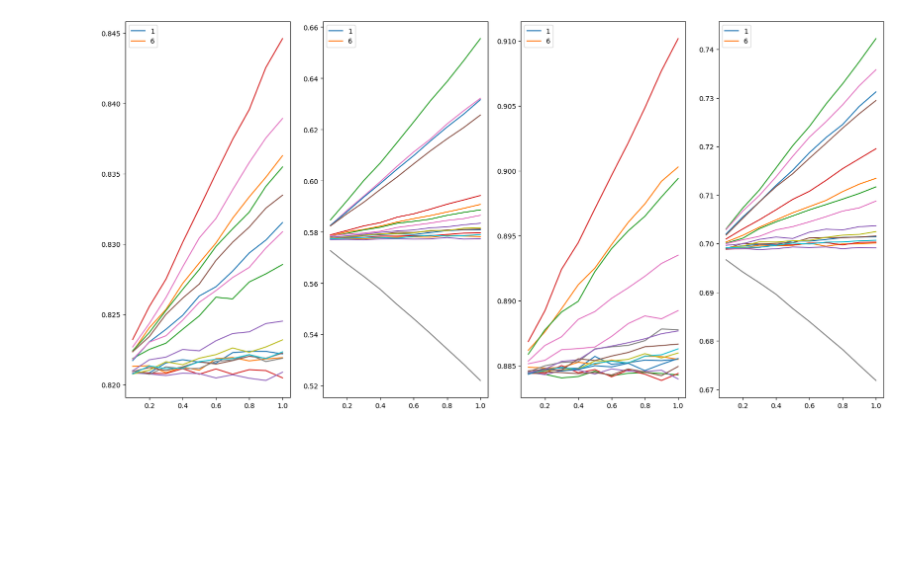
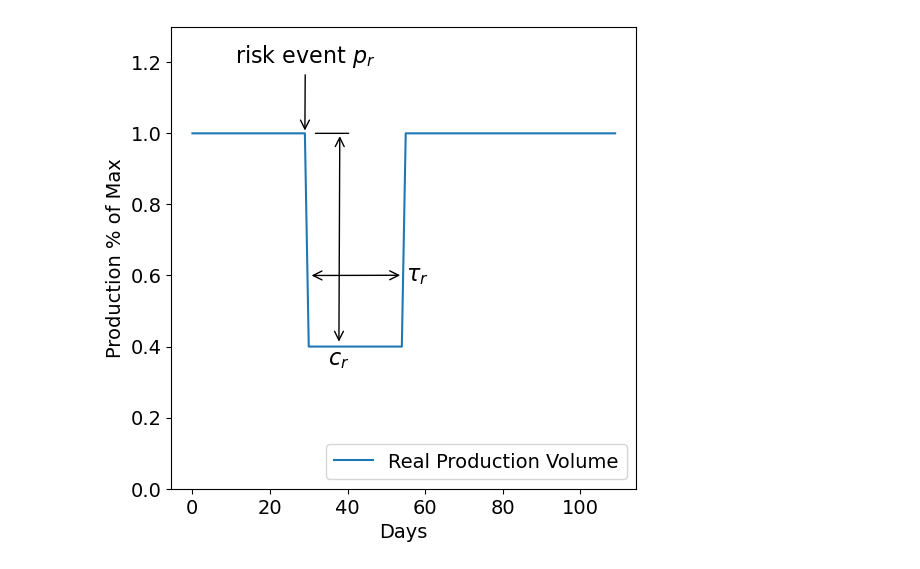
Before and after one commit to nachtflug6/BusinessRiskSim, a Jupyter notebook: plots.ipynb, the cells around one changed output. Saved outputs shown, nothing was run; the diff lists cells and outputs as text; code cells hidden in the pictures; blank space fills up the shorter version.

```diff
--- a/plots.ipynb
+++ b/plots.ipynb
@@ -1,31 +0,0 @@
-# %%
-import pandas as pd
-import matplotlib.pyplot as plt
-import numpy as np
-
-p_f0 = pd.read_csv('results/result_2/p_f0.csv', sep=';')
-p_f1 = pd.read_csv('results/result_2/p_f1.csv', sep=';')
-p_f2 = pd.read_csv('results/result_2/p_f2.csv', sep=';')
-p_f3 = pd.read_csv('results/result_2/p_f3.csv', sep=';')
-
-
-fig, axs = plt.subplots(1, 4, figsize=(20, 10))
-
-for k in range(4):
-    p_fk = pd.read_csv('results/result_2/p_f' + str(k) + '.csv', sep=';')
-    mean = np.mean(p_fk.iloc[0])
-    std = np.std(p_fk.iloc[0])
-
-    for i in range(len(p_fk.index) - 1):
-        line = (p_fk.iloc[i + 1])
-        axs[k].plot(np.arange(1, 11) / 10, line)
-        axs[k].legend(str(i))
-        # axs[k].set_ylim([0.85, 1.15])
-
-
-# for i in range(len(p_f0.index)):
-#     plt.plot(np.arange(1, 11), p_f0.iloc[i])
-#
-plt.show()
-# %% [output]
-[figure, removed]
@@ -31,0 +4,36 @@ plt.show()
+# %%
+
+
+
+
+
+disruption_f = np.concatenate((np.ones(30), np.ones(25) * 0.4, np.ones(55)))
+
+
+
+fig, axs = plt.subplots(1, 1, figsize=(6, 6))
+
+#axs.plot(topbest_prod[:, i], label='Highest 1‰')
+axs.plot(disruption_f, label='Real Production Volume')
+
+#axs.plot(disaster_prod[:, i], label='Lowest sample')
+axs.tick_params(axis='y', labelsize=14)
+axs.tick_params(axis='x', labelsize=14)
+
+#axs.arrow(0, 0, 20, 1, head_width=0.001)
+axs.annotate(text='$\\tau_{r}$', xy=(30,0.6), xytext=(55,0.585), arrowprops=dict(arrowstyle='<->'), fontsize=16)
+axs.annotate(text='$c_{r}$', xy=(38,1.0), xytext=(35,0.35), arrowprops=dict(arrowstyle='<->'), fontsize=16)
+axs.annotate(text='', xy=(31,1.0), xytext=(41,1.0), arrowprops=dict(arrowstyle='-'), fontsize=16)
+axs.annotate(text='risk event $p_r$ ', xy=(29,1.0), xytext=(11,1.2), arrowprops=dict(arrowstyle='->'), fontsize=16)
+
+axs.set_ylim(0.0, 1.3)
+axs.legend(loc='lower right', fontsize=14)
+
+axs.set_ylabel('Production % of Max', fontsize=14)
+axs.set_xlabel('Days', fontsize=14)
+
+
+
+plt.show()
+# %% [output]
+[figure, added]
```
Also changed, not shown: parts of 1 cell of this notebook, 12 other files.
